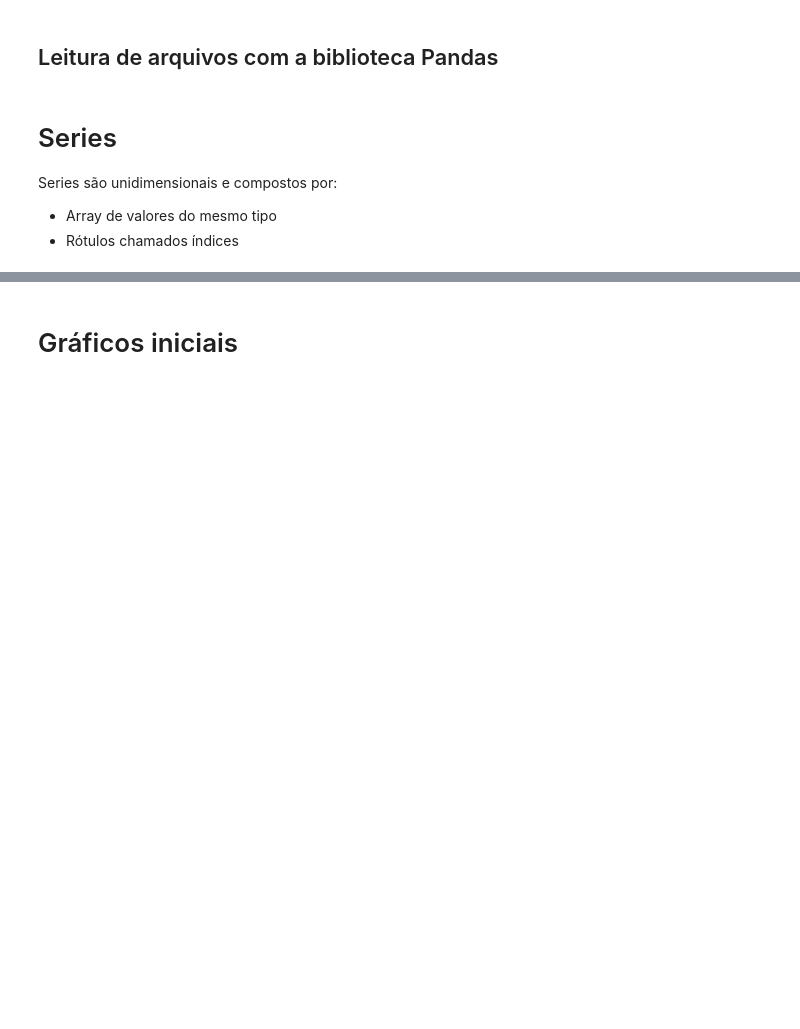
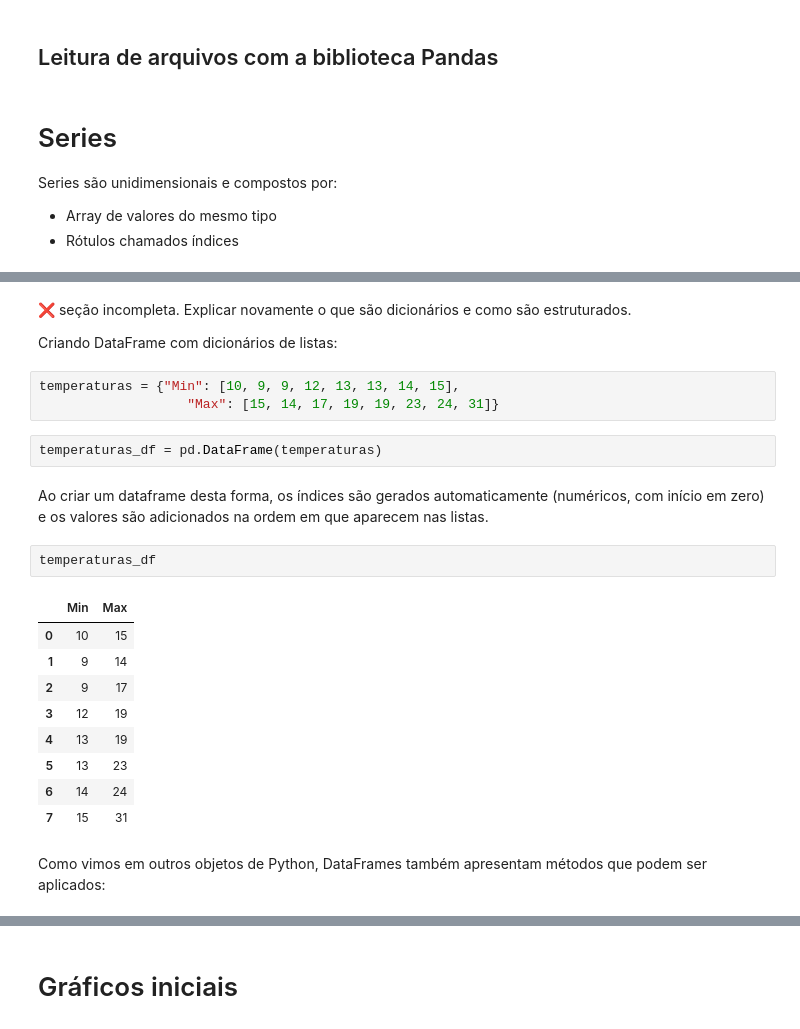
Before and after one commit to SantosRAC/gvenck_python_intro_2025, a Jupyter notebook: Dia_2.ipynb, the cells around one changed output, grey strips where cells are left out. Drawn from its saved outputs; the diff is of its cells as text; blank space fills up the shorter version.

```diff
--- a/Dia_2.ipynb
+++ b/Dia_2.ipynb
@@ -88,0 +215,25 @@ dtype: int64
+# %% [markdown]
+❌ seção incompleta. Explicar novamente o que são dicionários e como são estruturados.
+
+Criando DataFrame com dicionários de listas:
+# %%
+temperaturas = {"Min": [10, 9, 9, 12, 13, 13, 14, 15],
+                   "Max": [15, 14, 17, 19, 19, 23, 24, 31]}
+# %%
+temperaturas_df = pd.DataFrame(temperaturas)
+# %% [markdown]
+Ao criar um dataframe desta forma, os índices são gerados automaticamente (numéricos, com início em zero) e os valores são adicionados na ordem em que aparecem nas listas.
+# %%
+temperaturas_df
+# %% [output]
+|  | Min | Max |
+| 0 | 10 | 15 |
+| 1 | 9 | 14 |
+| 2 | 9 | 17 |
+| 3 | 12 | 19 |
+| 4 | 13 | 19 |
+| 5 | 13 | 23 |
+| 6 | 14 | 24 |
+| 7 | 15 | 31 |
+# %% [markdown]
+Como vimos em outros objetos de Python, DataFrames também apresentam métodos que podem ser aplicados:
```
Also changed, not shown: parts of 54 cells of this notebook.
